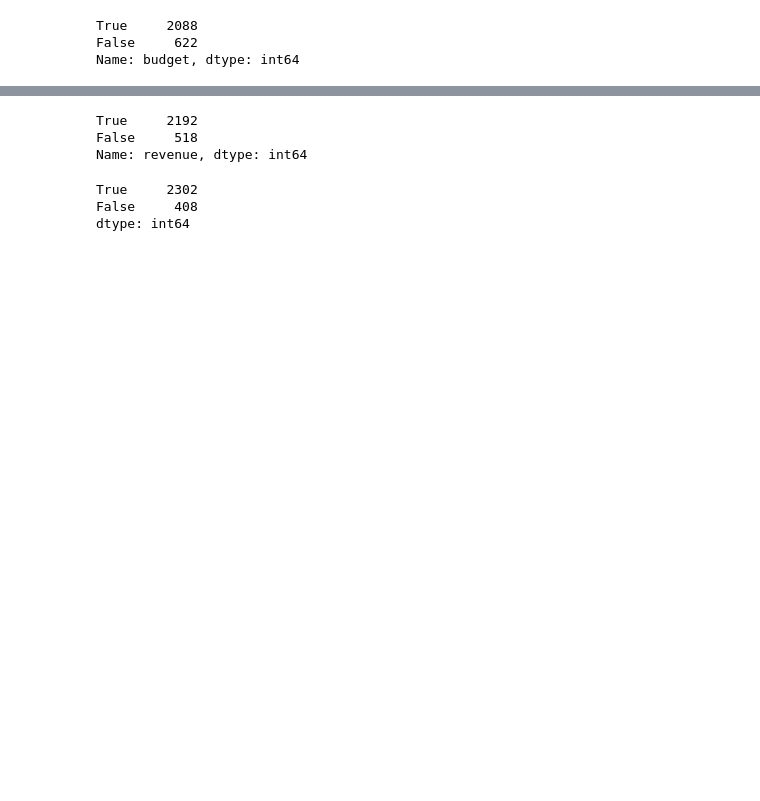
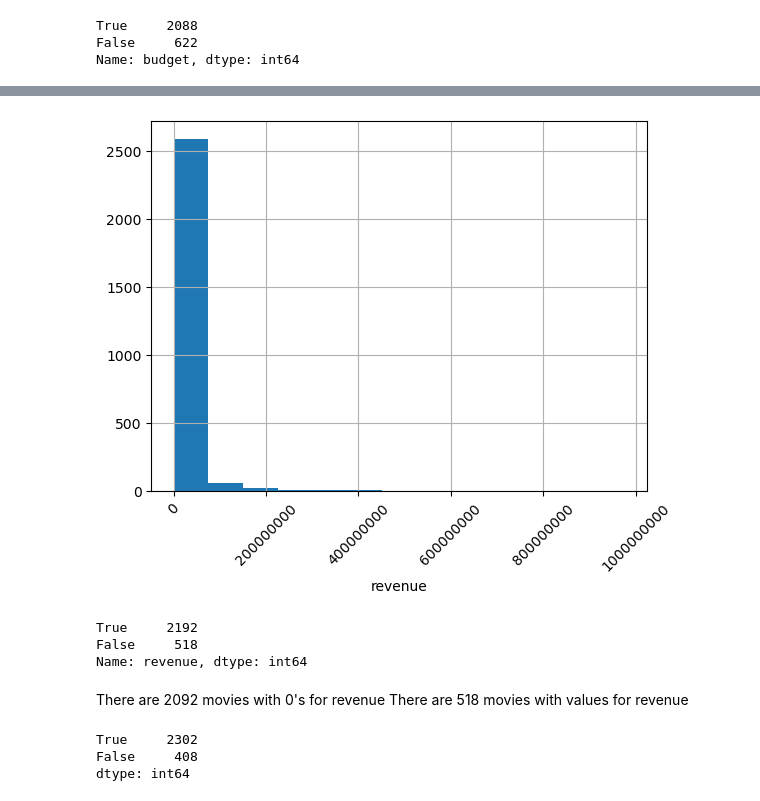
Before and after one commit to donmarcolaureano/Movie-Database, a Jupyter notebook: Financial_Data_EDA.ipynb, the cells around one changed output, grey strips where cells are left out. Cells and saved outputs as stored; diff of their text form; code cells hidden in the pictures; blank space fills up the shorter version.

```diff
--- a/Financial_Data_EDA.ipynb
+++ b/Financial_Data_EDA.ipynb
@@ -204,3 +244,10 @@ Name: budget, dtype: int64
+# %%
+ax = df['revenue'].hist(bins='auto')
+ax.ticklabel_format(style='plain')
+ax.tick_params(axis='x', rotation=45)
+ax.set_xlabel('revenue');
+# %% [output]
+[figure, added]
 # %%
 no_revenue_info = df['revenue'] == 0
 # %%
@@ -209,4 +256,7 @@ no_revenue_info.value_counts()
 True     2192
 False     518
 Name: revenue, dtype: int64
+# %% [markdown]
+There are 2092 movies with 0's for revenue
+There are 518 movies with values for revenue
 # %%
```
Also changed, not shown: parts of 8 cells of this notebook, 2 other files.
